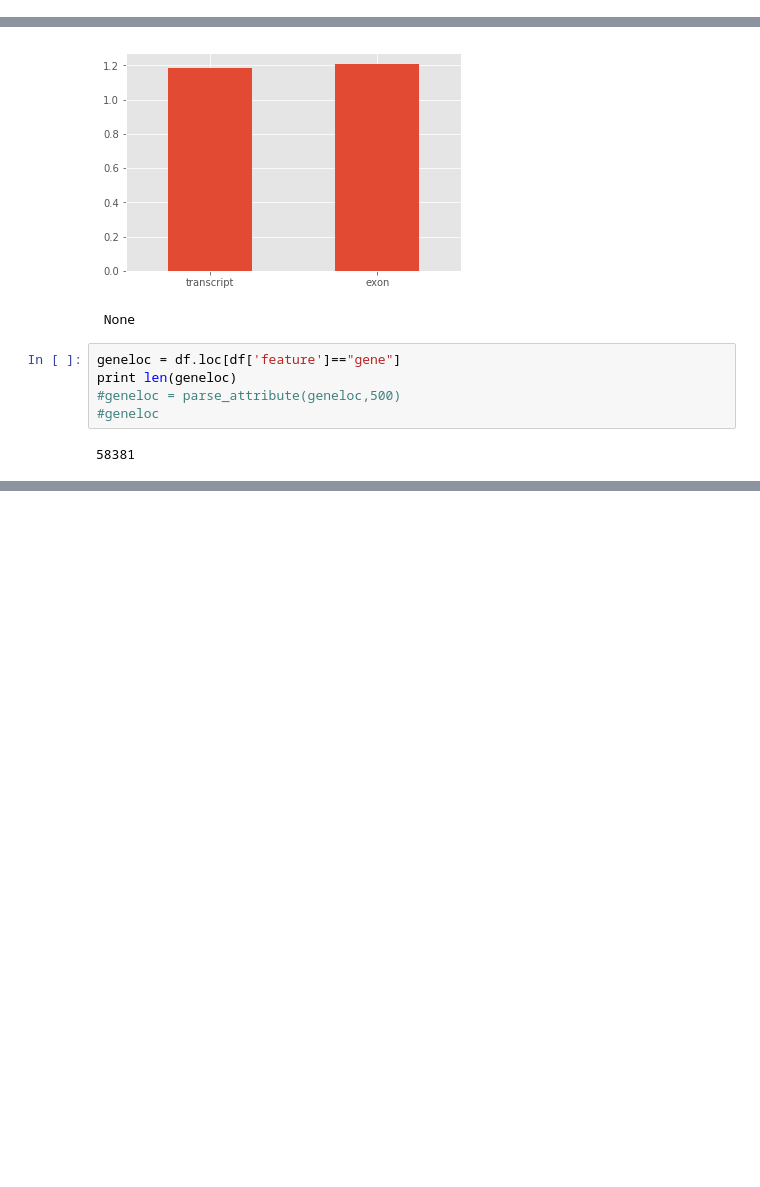
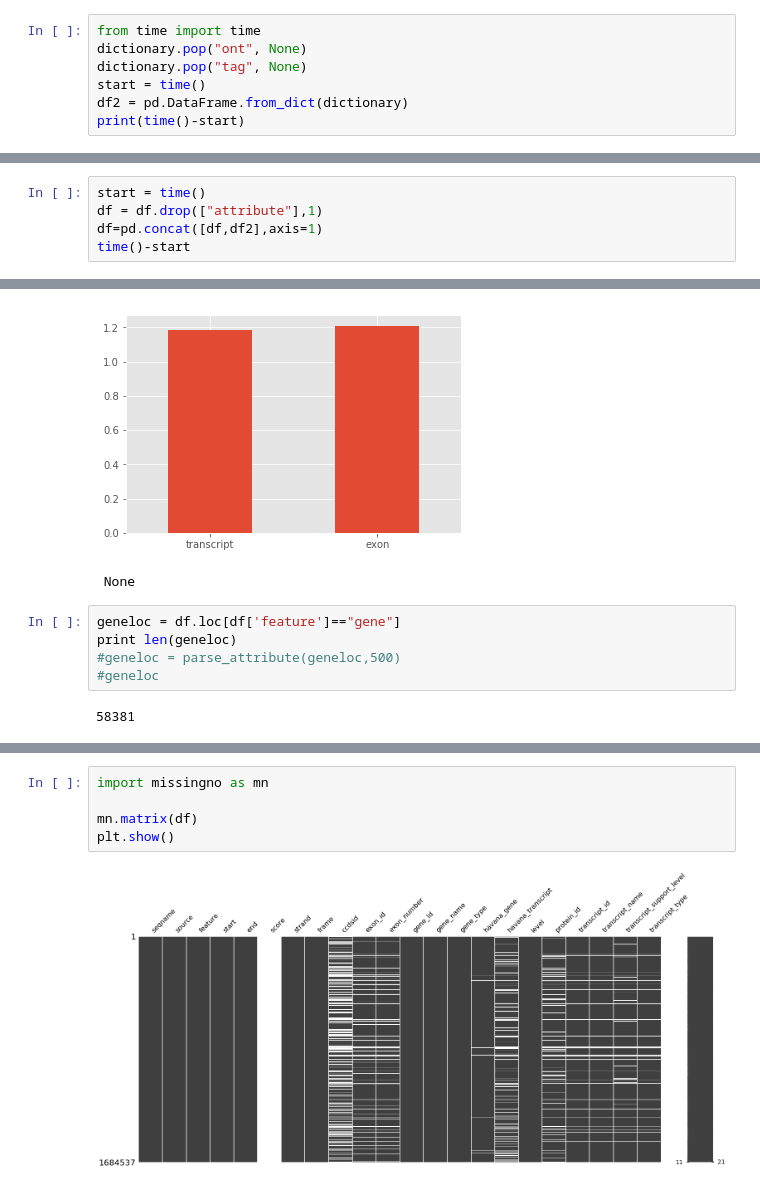
Before and after one commit to vaniisgh/Exploration-of-GC-content-, a Jupyter notebook: gtf_parsing.ipynb, the cells around one changed output, grey strips where cells are left out. Saved outputs shown, nothing was run; the diff lists cells and outputs as text; blank space fills up the shorter version.

```diff
--- a/gtf_parsing.ipynb
+++ b/gtf_parsing.ipynb
@@ -99,0 +125,7 @@ ValueError: list.remove(x): x not in list
+# %%
+from time import time
+dictionary.pop("ont", None)
+dictionary.pop("tag", None)
+start = time()
+df2 = pd.DataFrame.from_dict(dictionary)
+print(time()-start)
@@ -99,0 +134,5 @@ ValueError: list.remove(x): x not in list
+# %%
+start = time()
+df = df.drop(["attribute"],1)
+df=pd.concat([df,df2],axis=1)
+time()-start
@@ -357,0 +378,7 @@ AttributeError: 'module' object has no attribute 'figure'
+# %%
+import missingno as mn
+
+mn.matrix(df)
+plt.show()
+# %% [output]
+[figure, added]
```
Also changed, not shown: parts of 9 cells of this notebook.
